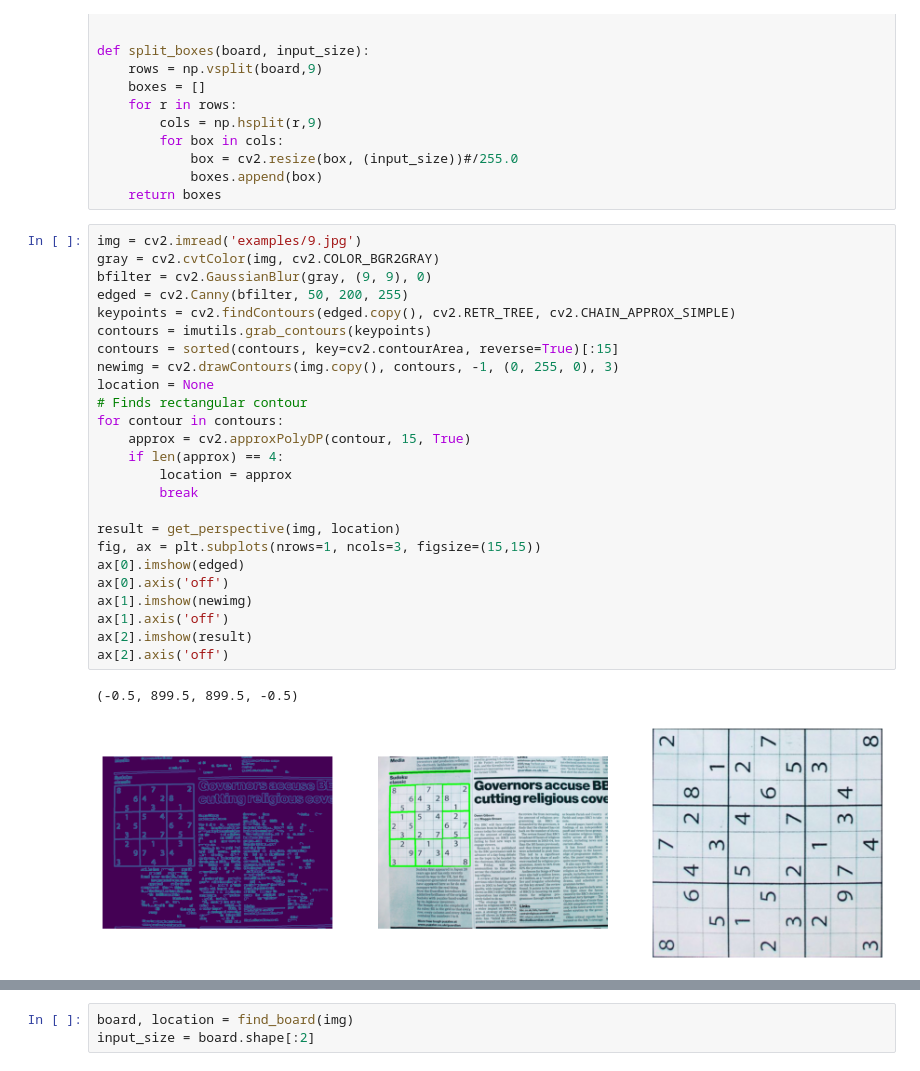
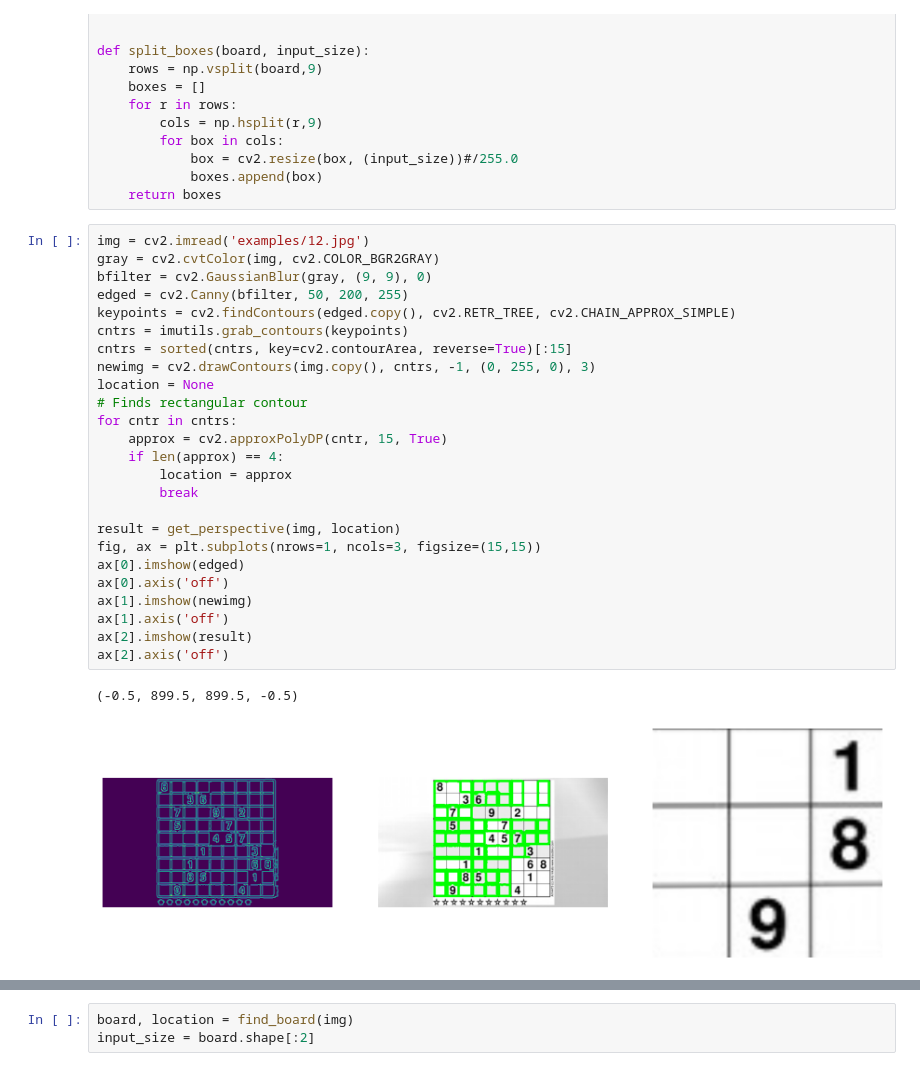
Before and after one commit to Rhinestone1337/sudoku-solver, a Jupyter notebook: sudoku pulp opencv.ipynb, the cells around one changed output, grey strips where cells are left out. Saved outputs shown, nothing was run; the diff lists cells and outputs as text.

```diff
--- a/sudoku pulp opencv.ipynb
+++ b/sudoku pulp opencv.ipynb
@@ -148,30 +148,30 @@ def split_boxes(board, input_size):
             boxes.append(box)
     return boxes
 # %%
-img = cv2.imread('examples/9.jpg')
+img = cv2.imread('examples/12.jpg')
 gray = cv2.cvtColor(img, cv2.COLOR_BGR2GRAY)
 bfilter = cv2.GaussianBlur(gray, (9, 9), 0)
 edged = cv2.Canny(bfilter, 50, 200, 255)
 keypoints = cv2.findContours(edged.copy(), cv2.RETR_TREE, cv2.CHAIN_APPROX_SIMPLE)
-contours = imutils.grab_contours(keypoints)
-contours = sorted(contours, key=cv2.contourArea, reverse=True)[:15]
-newimg = cv2.drawContours(img.copy(), contours, -1, (0, 255, 0), 3)
+cntrs = imutils.grab_contours(keypoints)
+cntrs = sorted(cntrs, key=cv2.contourArea, reverse=True)[:15]
+newimg = cv2.drawContours(img.copy(), cntrs, -1, (0, 255, 0), 3)
 location = None
 # Finds rectangular contour
-for contour in contours:
-    approx = cv2.approxPolyDP(contour, 15, True)
+for cntr in cntrs:
+    approx = cv2.approxPolyDP(cntr, 15, True)
     if len(approx) == 4:
         location = approx
         break
 
 result = get_perspective(img, location)
 fig, ax = plt.subplots(nrows=1, ncols=3, figsize=(15,15))
 ax[0].imshow(edged)
 ax[0].axis('off')
 ax[1].imshow(newimg)
 ax[1].axis('off')
 ax[2].imshow(result)
 ax[2].axis('off')
 # %% [output]
 (-0.5, 899.5, 899.5, -0.5)
-[figure, old version]
+[figure, new version]
```
Also changed, not shown: parts of 6 cells of this notebook, 3 other files.
